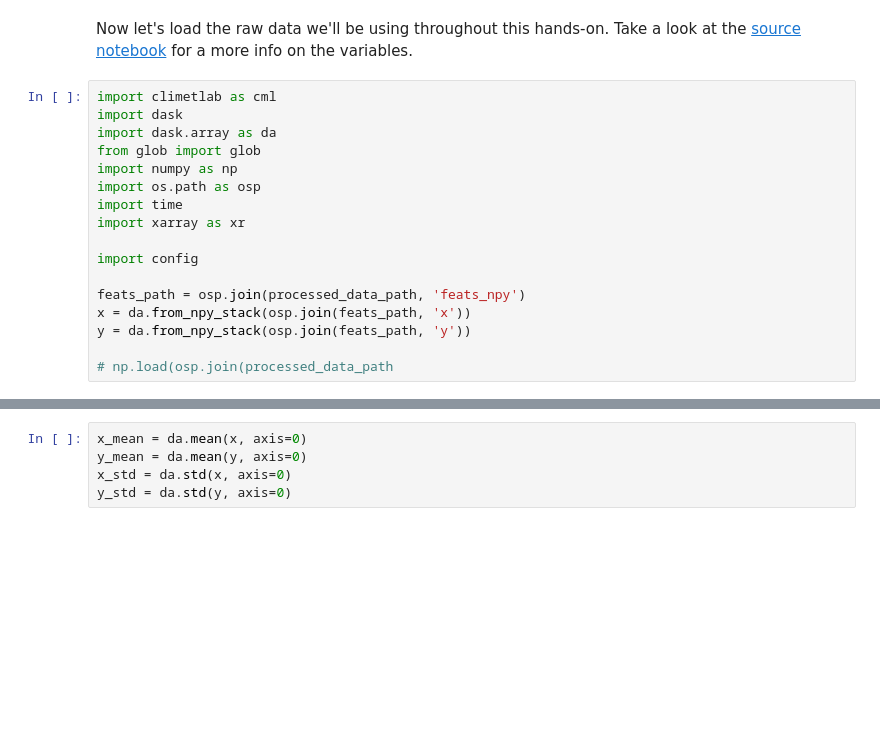
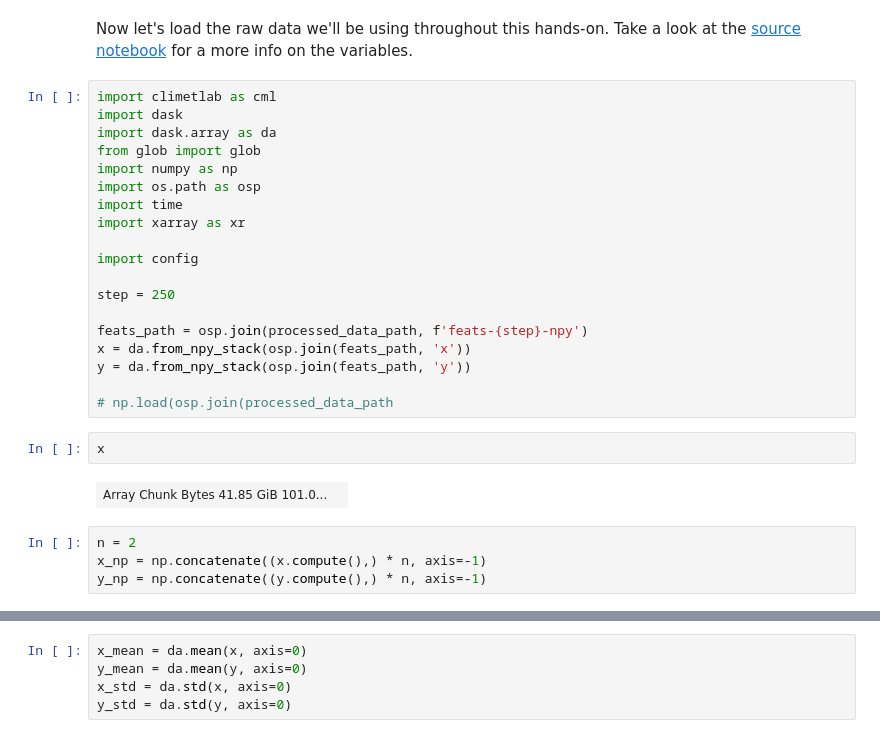
Before and after one commit to alxyok/kosmoss, a Jupyter notebook: 0_data_preprocessing/1_compute_stats_cpu.ipynb, the cells around one changed output, grey strips where cells are left out. Cells and saved outputs as stored; diff of their text form; blank space fills up the shorter version.

```diff
--- a/0_data_preprocessing/1_compute_stats_cpu.ipynb
+++ b/0_data_preprocessing/1_compute_stats_cpu.ipynb
@@ -84,8 +84,18 @@ import xarray as xr
 
 import config
 
-feats_path = osp.join(processed_data_path, 'feats_npy')
+step = 250
+
+feats_path = osp.join(processed_data_path, f'feats-{step}-npy')
 x = da.from_npy_stack(osp.join(feats_path, 'x'))
 y = da.from_npy_stack(osp.join(feats_path, 'y'))
 
 # np.load(osp.join(processed_data_path
+# %%
+x
+# %% [output]
+| Array Chunk Bytes 41.85 GiB 101.0... |  |
+# %%
+n = 2
+x_np = np.concatenate((x.compute(),) * n, axis=-1)
+y_np = np.concatenate((y.compute(),) * n, axis=-1)
```
Also changed, not shown: parts of 3 cells of this notebook, 2 other files.
